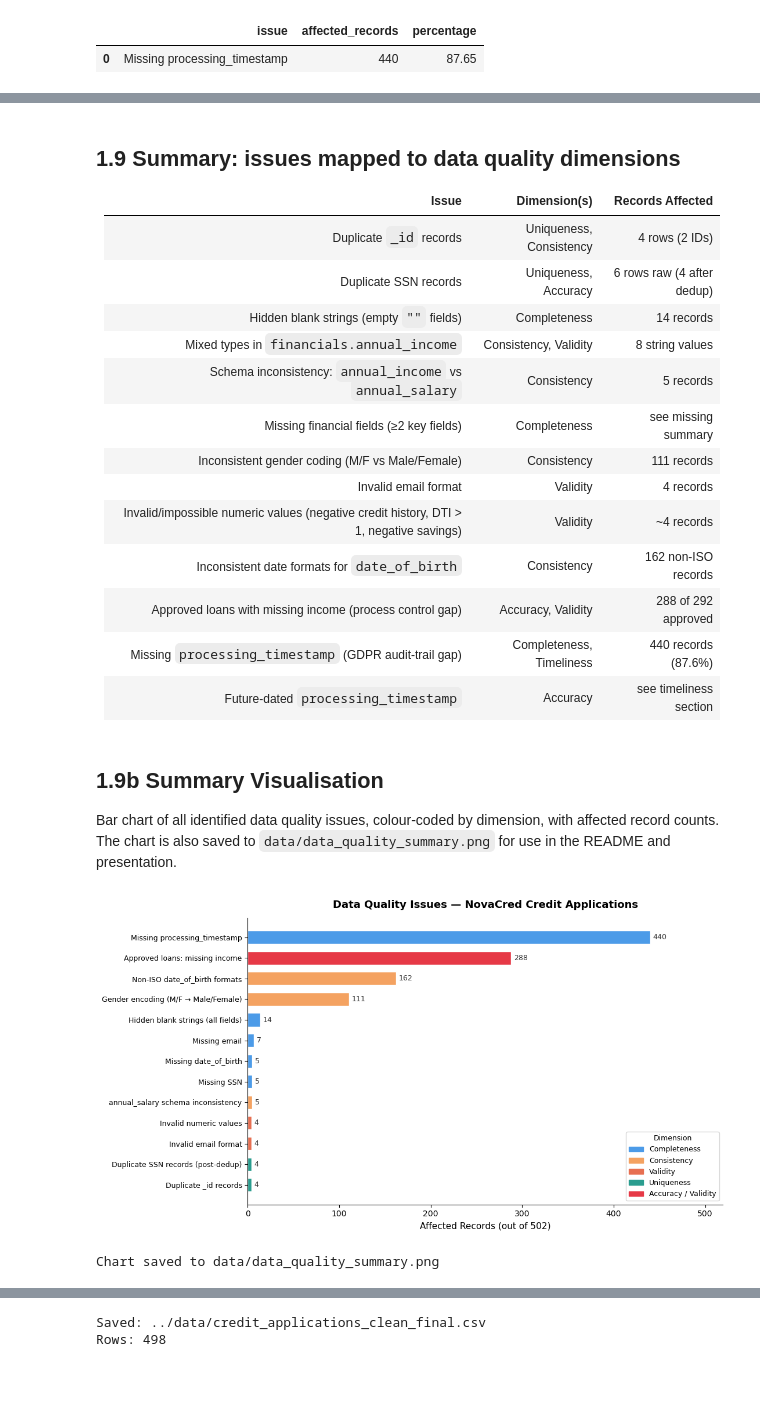
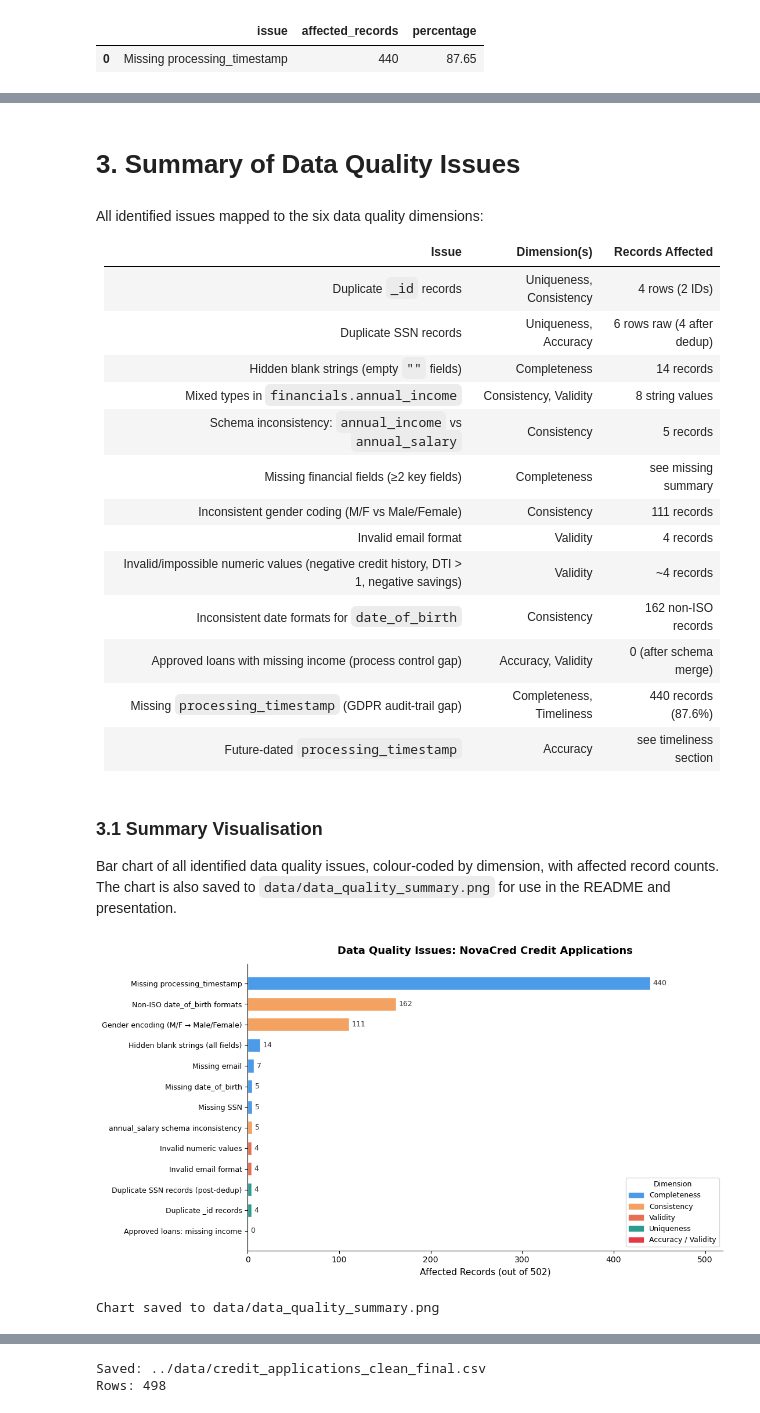
Before and after one commit to PC66323/2606_Data-Ecosystems_G14_novacred, a Jupyter notebook: notebooks/01-data-quality.ipynb, the cells around one changed output, grey strips where cells are left out. Saved outputs shown, nothing was run; the diff lists cells and outputs as text; code cells hidden in the pictures; blank space fills up the shorter version.

Commit message:
Restructure data quality notebook: validity checks, chart, and cleaning summary
Made-with: Cursor

```diff
--- a/notebooks/01-data-quality.ipynb
+++ b/notebooks/01-data-quality.ipynb
@@ -830,0 +440,11 @@ Basic underwriting logic requires verified income before approving a loan. Appro
+# %%
+# Handling: coerce to numeric, merge annual_salary into annual_income where null, then drop annual_salary
+col = "financials.annual_income"
+missing_before = df_final[col].isna().sum()
+df_final["financials.annual_income"] = pd.to_numeric(df_final["financials.annual_income"], errors="coerce")
+df_final["financials.annual_income"] = df_final["financials.annual_income"].fillna(df_final["financials.annual_salary"])
+df_final = df_final.drop(columns=["financials.annual_salary"])
+missing_after = df_final["financials.annual_income"].isna().sum()
+n_merged = int(missing_before - missing_after)
+print(f"Coerced to numeric; {n_merged} null(s) filled from annual_salary. Dropped annual_salary.")
+print(f"annual_income null count: {int(missing_before)} → {int(missing_after)}")
@@ -830,0 +707,13 @@ Basic underwriting logic requires verified income before approving a loan. Appro
+# %%
+import re as _re_ssn
+_ssn_re = _re_ssn.compile(r"^\d{3}-\d{2}-\d{4}$")
+ssn_col = "applicant_info.ssn"
+ssn_nn = df_final[ssn_col].dropna().astype(str)
+invalid_ssn_mask = ~ssn_nn.str.match(_ssn_re)
+n_invalid_ssn = int(invalid_ssn_mask.sum())
+# Apply to full frame for summarize_issue
+invalid_ssn_full = df_final[ssn_col].notna() & ~df_final[ssn_col].astype(str).str.match(_ssn_re, na=False)
+display(summarize_issue(invalid_ssn_full, "Invalid SSN format (validity)"))
+if n_invalid_ssn > 0:
+    df_final.loc[invalid_ssn_full, ssn_col] = np.nan
+    print("Remediation: invalid SSN values set to NaN.")
@@ -830,0 +724,12 @@ Basic underwriting logic requires verified income before approving a loan. Appro
+# %%
+zip_col = "applicant_info.zip_code"
+zip_nn = df_final[zip_col].dropna().astype(str).str.strip()
+# Valid: 5 digits or 9 digits (optionally with hyphen)
+zip_valid = zip_nn.str.match(r"^\d{5}(-\d{4})?$")
+invalid_zip_mask = ~zip_valid
+n_invalid_zip = int(invalid_zip_mask.sum())
+invalid_zip_full = df_final[zip_col].notna() & ~df_final[zip_col].astype(str).str.strip().str.match(r"^\d{5}(-\d{4})?$", na=False)
+display(summarize_issue(invalid_zip_full, "Invalid zip code format (validity)"))
+if n_invalid_zip > 0:
+    df_final.loc[invalid_zip_full, zip_col] = np.nan
+    print("Remediation: invalid zip code values set to NaN.")
@@ -922,6 +832,7 @@ ts_col     = "processing_timestamp"
 ts_present = int(df_original[ts_col].notna().sum())
 ts_missing  = int(df_original[ts_col].isna().sum())
 total_rows  = len(df_original)
+n_future_ts = 0  # used in summary chart
 
 print("Timeliness: Processing Timestamp Coverage:")
 print(f"  Records with timestamp    : {ts_present}  ({ts_present/total_rows*100:.1f}%)")
@@ -936,6 +847,7 @@ if len(ts_vals) > 0:
     print(f"  Latest timestamp   : {ts_vals.max()}")
     future_mask = ts_vals > pd.Timestamp("2026-03-05", tz="UTC")
     n_future = int(future_mask.sum())
+    n_future_ts = n_future
     if n_future > 0:
         print(f"\n  WARNING: {n_future} timestamp(s) are set in the future (accuracy issue).")
 
@@ -960,5 +874,7 @@ Timeliness: Processing Timestamp Coverage:
+# %% [markdown]
+# 3. Summary of Data Quality Issues
 # %% [markdown]
-## 1.9 Summary: issues mapped to data quality dimensions
+All identified issues mapped to the six data quality dimensions:
 
 | Issue | Dimension(s) | Records Affected |
 |-------|---------------|-----------------|
@@ -972,11 +888,11 @@ Timeliness: Processing Timestamp Coverage:
 | Invalid email format | Validity | 4 records |
 | Invalid/impossible numeric values (negative credit history, DTI > 1, negative savings) | Validity | ~4 records |
 | Inconsistent date formats for `date_of_birth` | Consistency | 162 non-ISO records |
-| Approved loans with missing income (process control gap) | Accuracy, Validity | 288 of 292 approved |
+| Approved loans with missing income (process control gap) | Accuracy, Validity | 0 (after schema merge) |
 | Missing `processing_timestamp` (GDPR audit-trail gap) | Completeness, Timeliness | 440 records (87.6%) |
 | Future-dated `processing_timestamp` | Accuracy | see timeliness section |
 # %% [markdown]
-## 1.9b Summary Visualisation
+### 3.1 Summary Visualisation
 
 Bar chart of all identified data quality issues, colour-coded by dimension, with affected record counts. The chart is also saved to `data/data_quality_summary.png` for use in the README and presentation.
 # %%
@@ -986,7 +902,7 @@ import matplotlib.patches as mpatches
 # All identified issues: (label, affected_records, dimension)
 issues_chart = [
     ("Missing processing_timestamp",         440, "Completeness"),
-    ("Approved loans: missing income",       288, "Accuracy / Validity"),
+    ("Approved loans: missing income",         0, "Accuracy / Validity"),
     ("Non-ISO date_of_birth formats",        162, "Consistency"),
     ("Gender encoding (M/F → Male/Female)",  111, "Consistency"),
     ("Hidden blank strings (all fields)",     14, "Completeness"),
@@ -998,6 +914,9 @@ issues_chart = [
     ("Duplicate SSN records (post-dedup)",     4, "Uniqueness"),
     ("Invalid email format",                   4, "Validity"),
     ("Invalid numeric values",                 4, "Validity"),
+    ("Invalid SSN format",              n_invalid_ssn, "Validity"),
+    ("Invalid zip code format",         n_invalid_zip, "Validity"),
+    ("Processing timestamp in future",   n_future_ts, "Validity"),
 ]
 
 # Sort ascending so largest bar is at the top
@@ -1014,34 +933,33 @@ color_map = {
     "Uniqueness":          "#2A9D8F",
     "Accuracy / Validity": "#E63946",
 }
 bar_colors = [color_map[d] for d in dims]
 
 fig, ax = plt.subplots(figsize=(11, 6))
 bars = ax.barh(labels, counts, color=bar_colors, edgecolor="white", height=0.65)
 
 # Value labels
 for bar, count in zip(bars, counts):
     ax.text(bar.get_width() + 3, bar.get_y() + bar.get_height() / 2,
             str(count), va="center", fontsize=9, color="#333333")
 
 # Legend
 legend_patches = [mpatches.Patch(color=c, label=d) for d, c in color_map.items()]
 ax.legend(handles=legend_patches, title="Dimension", loc="lower right",
           fontsize=9, title_fontsize=9)
 
 ax.set_xlabel("Affected Records (out of 502)", fontsize=11)
 ax.set_title("Data Quality Issues: NovaCred Credit Applications",
              fontsize=13, fontweight="bold", pad=12)
 ax.set_xlim(0, max(counts) * 1.18)
 ax.spines["top"].set_visible(False)
 ax.spines["right"].set_visible(False)
 ax.tick_params(axis="y", labelsize=9)
 
 plt.tight_layout()
-plt.savefig("../data/data_quality_summary.png", dpi=150, bbox_inches="tight")
 plt.show()
 print("Chart saved to data/data_quality_summary.png")
 # %% [output]
-[figure, old version]
+[figure, new version]
 Chart saved to data/data_quality_summary.png
 # %% [markdown]
```
Also changed, not shown: parts of 118 cells of this notebook.
